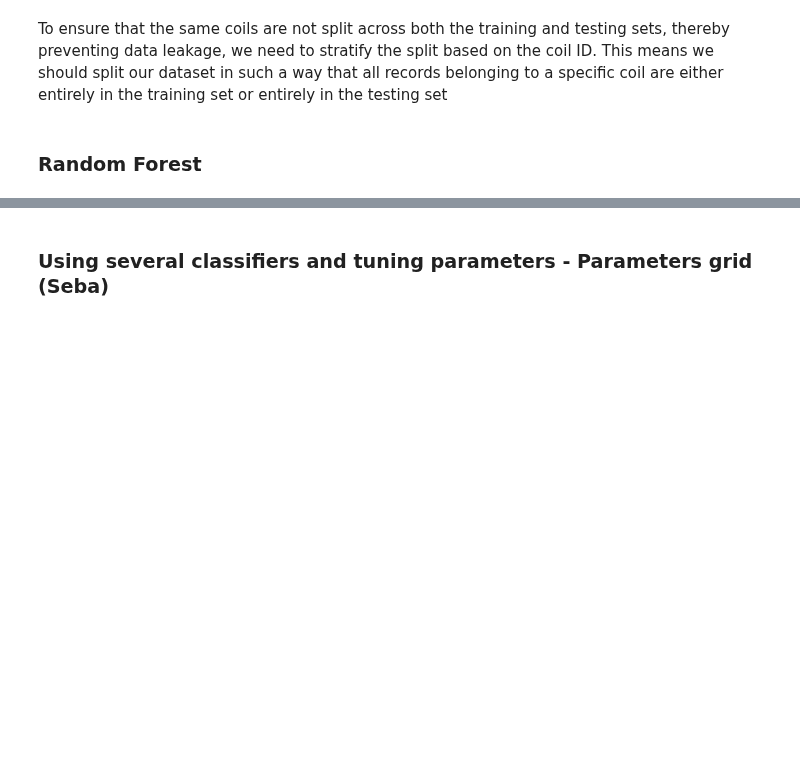
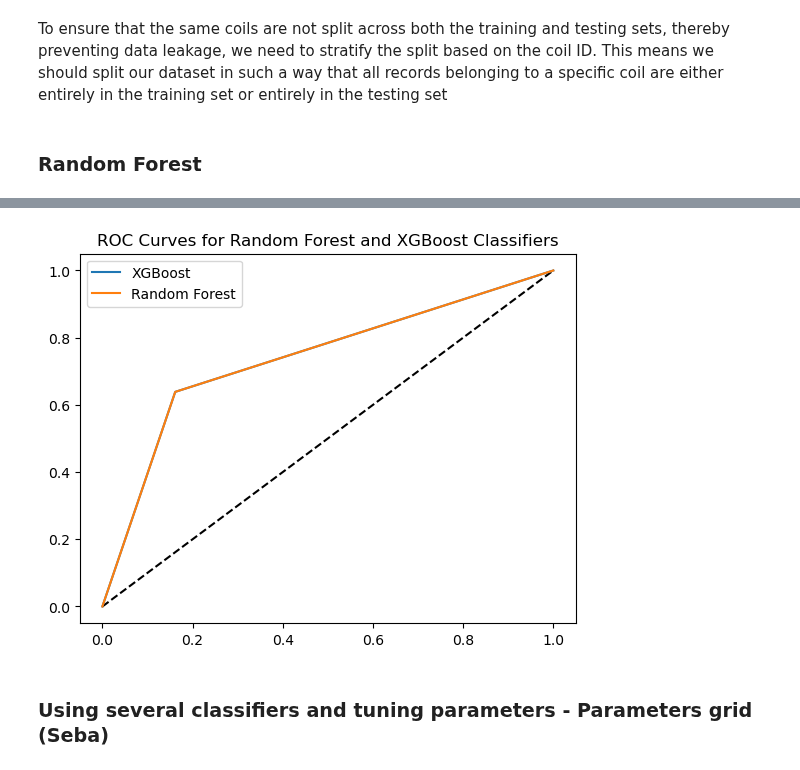
Before and after one commit to simoneassirelli/Machine-Learning-Fieldwork---G3, a Jupyter notebook: code_10feat.ipynb, the cells around one changed output, grey strips where cells are left out. Drawn from its saved outputs; the diff is of its cells as text; code cells hidden in the pictures; blank space fills up the shorter version.

```diff
--- a/code_10feat.ipynb
+++ b/code_10feat.ipynb
@@ -541,12 +543,12 @@ df_final.head()
 # %% [markdown]
 To ensure that the same coils are not split across both the training and testing sets, thereby preventing data leakage, we need to stratify the split based on the coil ID. This means we should split our dataset in such a way that all records belonging to a specific coil are either entirely in the training set or entirely in the testing set
 # %%
-# Unique coil IDs
+# Get unique coil IDs and split them
 unique_coils = df_final['COIL'].unique()
+train_coils, test_coils = train_test_split(unique_coils, test_size=0.2, random_state=42)
+train_coils, val_coils = train_test_split(train_coils, test_size=0.25, random_state=42)  # Splitting the remaining 80% into 60% train and 20% validation
 
-# Split the coil IDs into training and testing sets
-train_coils, test_coils = train_test_split(unique_coils, test_size=0.2, random_state=42)
-
-# Split the DataFrame into training and testing sets based on coil IDs
+# Split the DataFrame into training, validation, and testing sets based on coil IDs
 train_df = df_final[df_final['COIL'].isin(train_coils)]
+val_df = df_final[df_final['COIL'].isin(val_coils)]
 test_df = df_final[df_final['COIL'].isin(test_coils)]
@@ -621,0 +669,18 @@ weighted avg       0.78      0.78      0.78     57677
+# %%
+# Predict on the validation set
+y_val_pred_xgb = best_xgb_clf.predict(X_val)
+# Calculate the accuracy of the model on the validation set
+val_acc_xgb = accuracy_score(y_val, y_val_pred_xgb)
+print(f"Validation Accuracy XGBoost: {val_acc_xgb}\n")
+# Print out the classification report which provides a summary of the model's performance
+print("**Classification report for XGBoost Classifier on the test set:**\n")
+print(classification_report(y_val, y_val_pred_xgb))
+
+# Make predictions on the test set using the best model
+y_test_pred_xgb = best_xgb_clf.predict(X_test)
+# Calculate the accuracy of the model on the test set
+test_acc_xgb = accuracy_score(y_test, y_test_pred)
+print(f"Testing Accuracy XGBoost: {test_acc_xgb}\n")
+# Print out the classification report which provides a summary of the model's performance
+print("**Classification report for XGBoost Classifier on the test set:**\n")
+print(classification_report(y_test, y_test_pred_xgb))
@@ -622,3 +705,15 @@ weighted avg       0.78      0.78      0.78     57677
+# %%
+# Plot the ROC curve for XGBoost and Random Forest
+fpr_xgboost, tpr_xgboost, _ = metrics.roc_curve(y_test, y_test_pred_xgb)
+fpr_rf, tpr_rf, _ = metrics.roc_curve(y_test, y_test_pred_xgb)
+plt.plot([0, 1], [0, 1], 'k--')
+plt.plot(fpr_xgboost, tpr_xgboost, label='XGBoost')
+plt.plot(fpr_rf, tpr_rf, label='Random Forest')
+plt.title('ROC Curves for Random Forest and XGBoost Classifiers')
+plt.legend()
+plt.show()
+# %% [output]
+[figure, added]
 # %% [markdown]
 ### Using several classifiers and tuning parameters - Parameters grid (Seba)
 # %%
```
Also changed, not shown: parts of 17 cells of this notebook.
